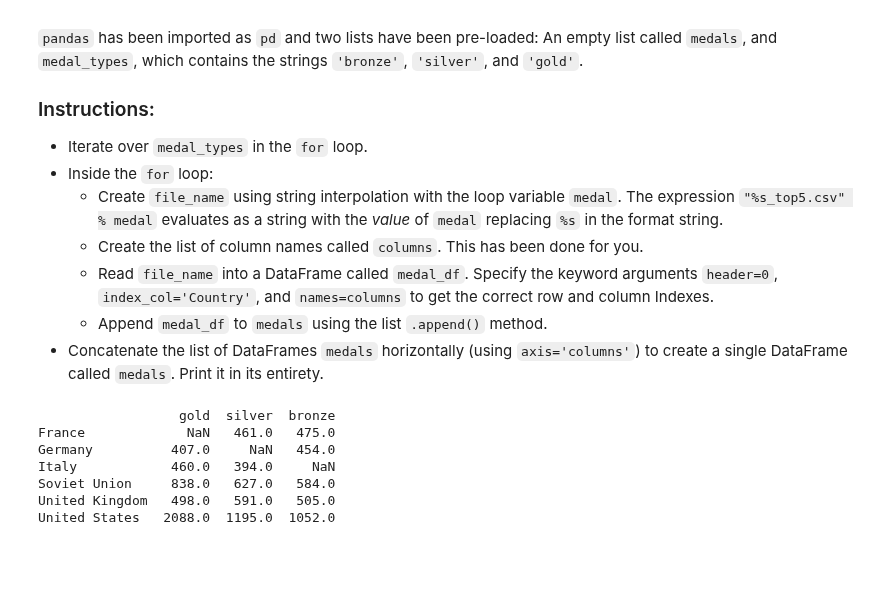
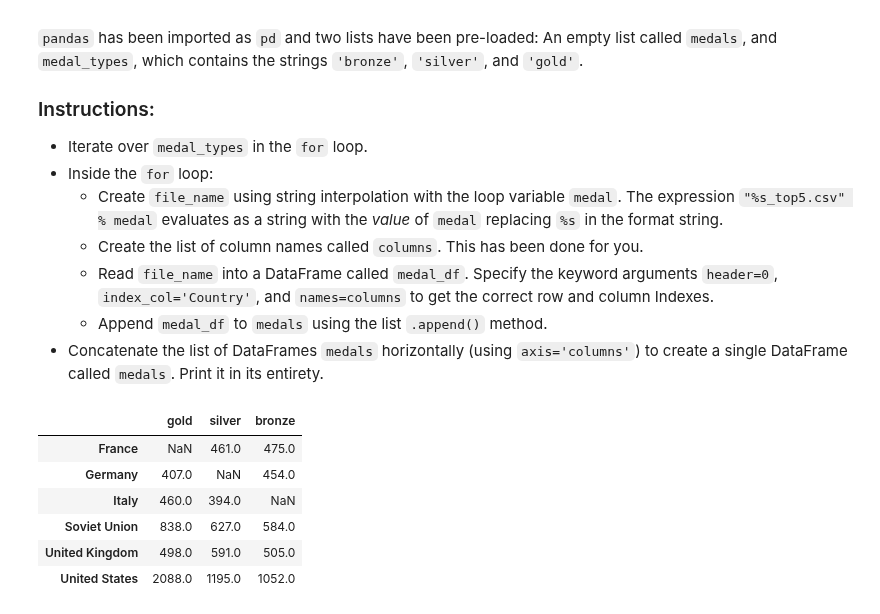
Before and after one commit to mitabunov/DataCamp_pony, a Jupyter notebook: 10_merging_DataFrames/02_Concatenating_data.ipynb, the cells around one changed output. Cells and saved outputs as stored; diff of their text form; code cells hidden in the pictures; blank space fills up the shorter version.

```diff
--- a/10_merging_DataFrames/02_Concatenating_data.ipynb
+++ b/10_merging_DataFrames/02_Concatenating_data.ipynb
@@ -269,37 +269,37 @@ Here, you'll work with DataFrames compiled from [The Guardian's Olympic medal da
 # %%
 # Create a file path
 path = '_datasets/Summer_Olympics/'
 
 # Create a list of medal_types
 medal_types = ['gold', 'silver', 'bronze']
 
-# Create a empty dataframe
+# Create a empty medals list
 medals = []
 
 for medal in medal_types:
 
     # Create the file name: file_name
     file_name = "%s_top5.csv" % medal
 
     # Create list of column names: columns
     columns = ['Country', medal]
 
     # Read file_name into a DataFrame: df
     medal_df = pd.read_csv(path+file_name, header=0, index_col='Country', names=columns)
 
     # Append medal_df to medals
     medals.append(medal_df)
 
 # Concatenate medals horizontally: medals
 medals = pd.concat(medals, axis='columns', sort=True)
 
 # Print medals
-print(medals)
+medals
 # %% [output]
-                  gold  silver  bronze
-France             NaN   461.0   475.0
-Germany          407.0     NaN   454.0
-Italy            460.0   394.0     NaN
-Soviet Union     838.0   627.0   584.0
-United Kingdom   498.0   591.0   505.0
-United States   2088.0  1195.0  1052.0
+|  | gold | silver | bronze |
+| France | NaN | 461.0 | 475.0 |
+| Germany | 407.0 | NaN | 454.0 |
+| Italy | 460.0 | 394.0 | NaN |
+| Soviet Union | 838.0 | 627.0 | 584.0 |
+| United Kingdom | 498.0 | 591.0 | 505.0 |
+| United States | 2088.0 | 1195.0 | 1052.0 |
```
Also changed, not shown: parts of 25 cells of this notebook, 9 other files.
